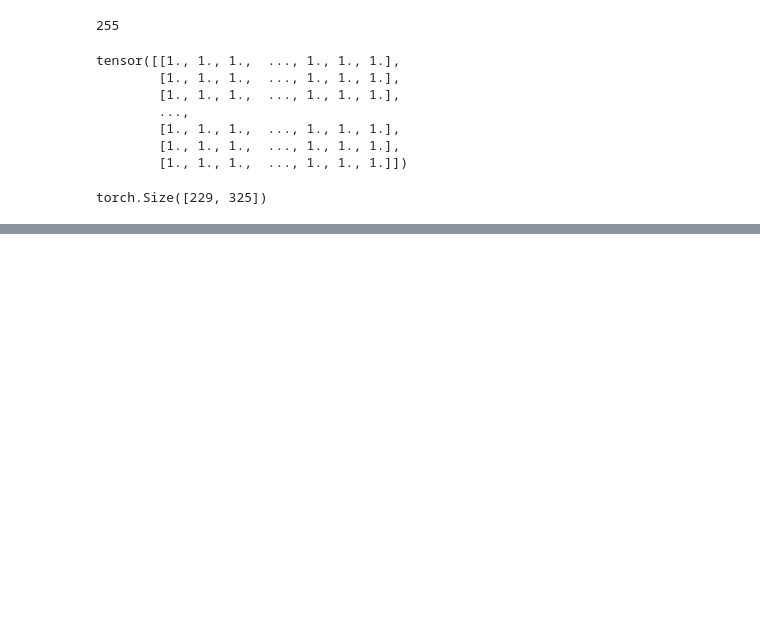
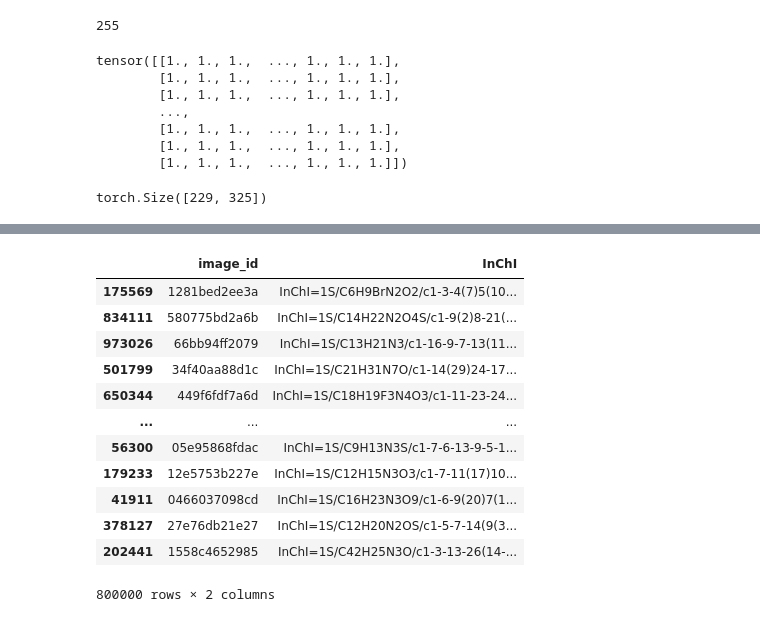
Before and after one commit to alex637/MolecularTranslation, a Jupyter notebook: pretrain_regression.ipynb, the cells around one changed output, grey strips where cells are left out. Saved outputs shown, nothing was run; the diff lists cells and outputs as text; code cells hidden in the pictures; blank space fills up the shorter version.

```diff
--- a/pretrain_regression.ipynb
+++ b/pretrain_regression.ipynb
@@ -186,0 +164,2 @@ cfg['output_channels'] = 100
+# %%
+LENGTH = 1000000
@@ -186,0 +171,19 @@ cfg['output_channels'] = 100
+# %%
+data_train, data_test, atom_counts_train, atom_counts_test = \
+    train_test_split(data, np.load('data/pretrain2/atom_counts.npy'), test_size=0.2, random_state=35)
+# %%
+data_train
+# %% [output]
+|  | image_id | InChI |
+| 175569 | 1281bed2ee3a | InChI=1S/C6H9BrN2O2/c1-3-4(7)5(10... |
+| 834111 | 580775bd2a6b | InChI=1S/C14H22N2O4S/c1-9(2)8-21(... |
+| 973026 | 66bb94ff2079 | InChI=1S/C13H21N3/c1-16-9-7-13(11... |
+| 501799 | 34f40aa88d1c | InChI=1S/C21H31N7O/c1-14(29)24-17... |
+| 650344 | 449f6fdf7a6d | InChI=1S/C18H19F3N4O3/c1-11-23-24... |
+| ... | ... | ... |
+| 56300 | 05e95868fdac | InChI=1S/C9H13N3S/c1-7-6-13-9-5-1... |
+| 179233 | 12e5753b227e | InChI=1S/C12H15N3O3/c1-7-11(17)10... |
+| 41911 | 0466037098cd | InChI=1S/C16H23N3O9/c1-6-9(20)7(1... |
+| 378127 | 27e76db21e27 | InChI=1S/C12H20N2OS/c1-5-7-14(9(3... |
+| 202441 | 1558c4652985 | InChI=1S/C42H25N3O/c1-3-13-26(14-... |
+800000 rows × 2 columns
```
Also changed, not shown: parts of 69 cells of this notebook.
